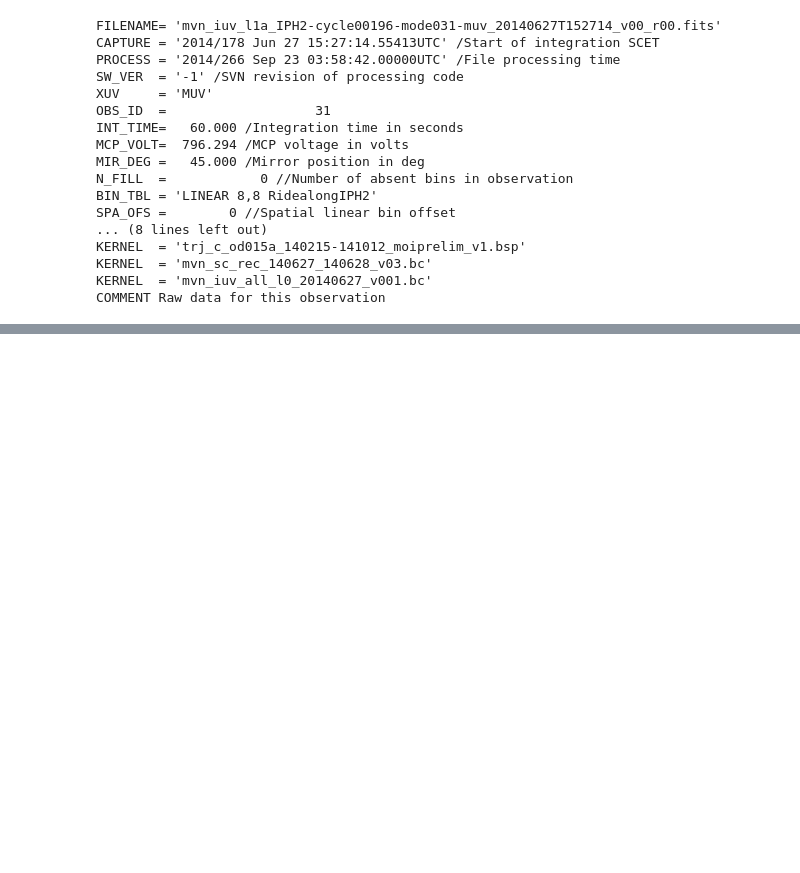
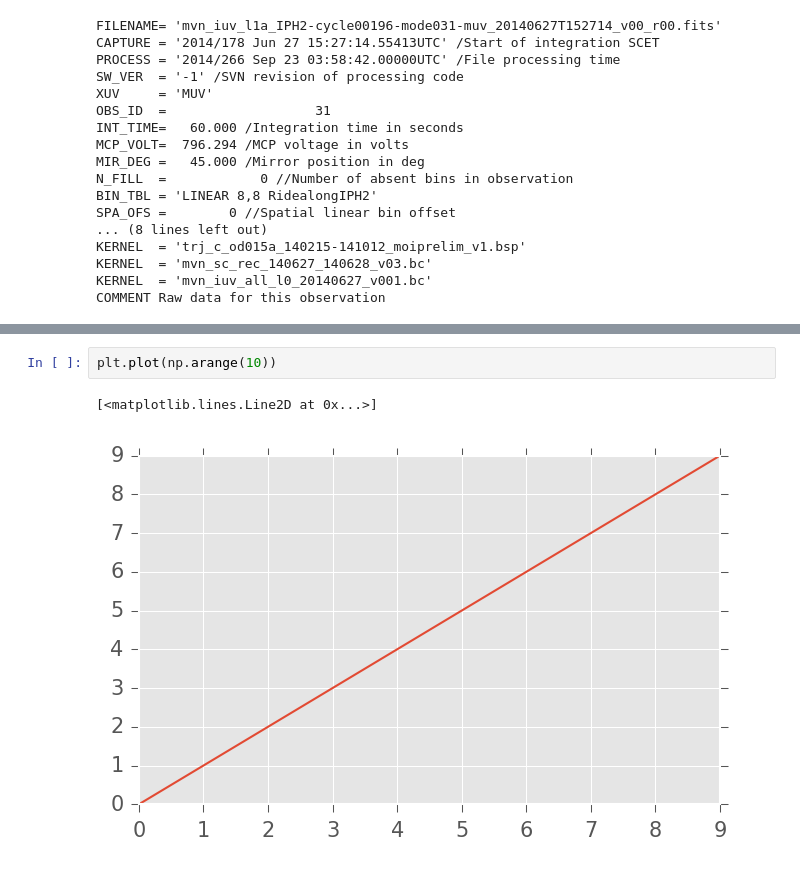
Before and after one commit to michaelaye/iuvs, a Jupyter notebook: notebooks/Available data stats.ipynb, the cells around one changed output, grey strips where cells are left out. Cells and saved outputs as stored; diff of their text form; blank space fills up the shorter version.

```diff
--- a/notebooks/Available data stats.ipynb
+++ b/notebooks/Available data stats.ipynb
@@ -227,0 +222,5 @@ axes[1].set_title("MUV")
+# %%
+plt.plot(np.arange(10))
+# %% [output]
+[<matplotlib.lines.Line2D at 0x...>]
+[figure, added]
```
Also changed, not shown: parts of 8 cells of this notebook.
